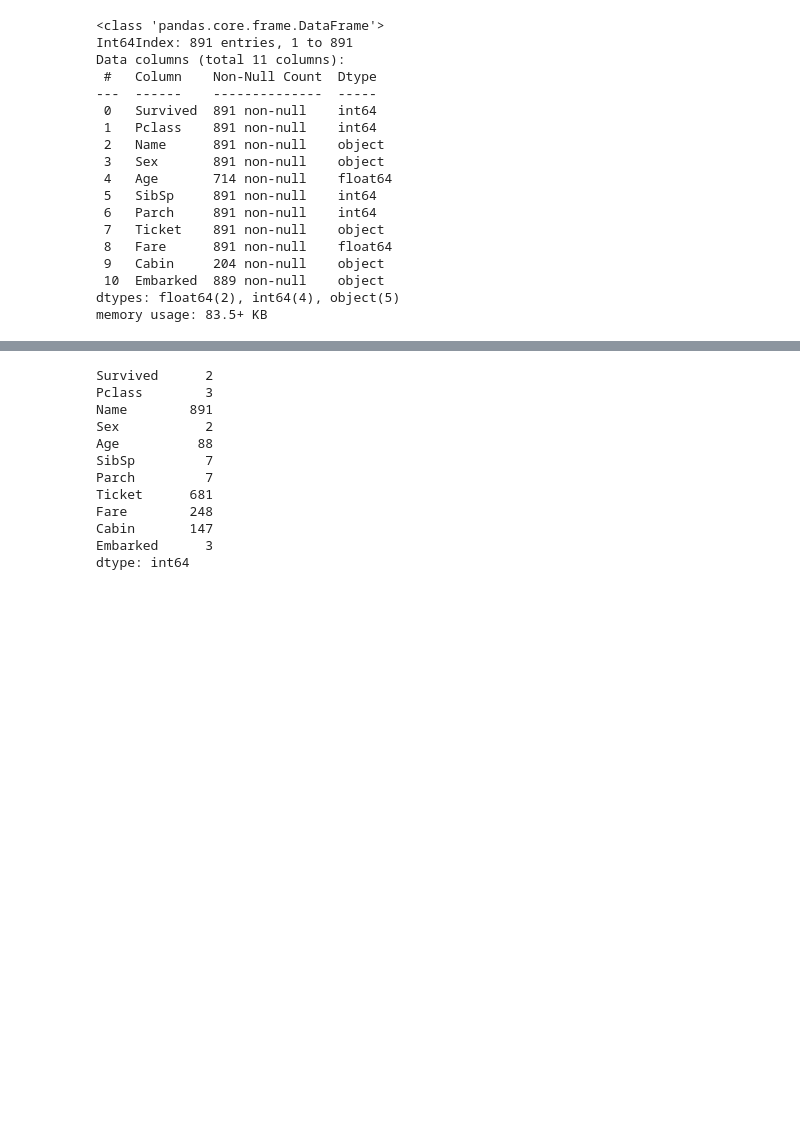
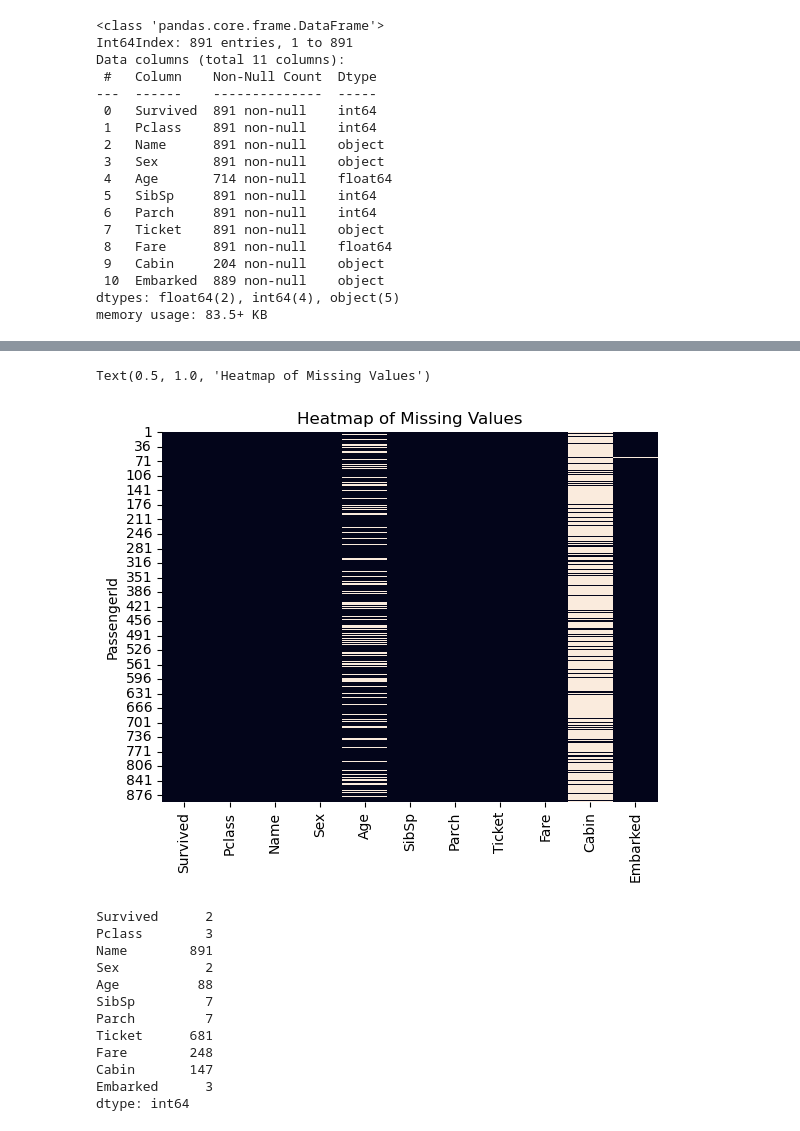
Before and after one commit to RuizLorenzoChavez/practical-ML, a Jupyter notebook: titanic.ipynb, the cells around one changed output, grey strips where cells are left out. Saved outputs shown, nothing was run; the diff lists cells and outputs as text; code cells hidden in the pictures; blank space fills up the shorter version.

```diff
--- a/titanic.ipynb
+++ b/titanic.ipynb
@@ -50,4 +80,11 @@ msno.bar(train_df, figsize=(10,5))
 # %% [output]
 <Axes: >
 [figure]
+# %%
+train_df.isnull().sum()
+
+sns.heatmap(train_df.isnull(), cbar = False).set_title("Heatmap of Missing Values")
+# %% [output]
+Text(0.5, 1.0, 'Heatmap of Missing Values')
+[figure, added]
 # %%
```
Also changed, not shown: parts of 24 cells of this notebook.
